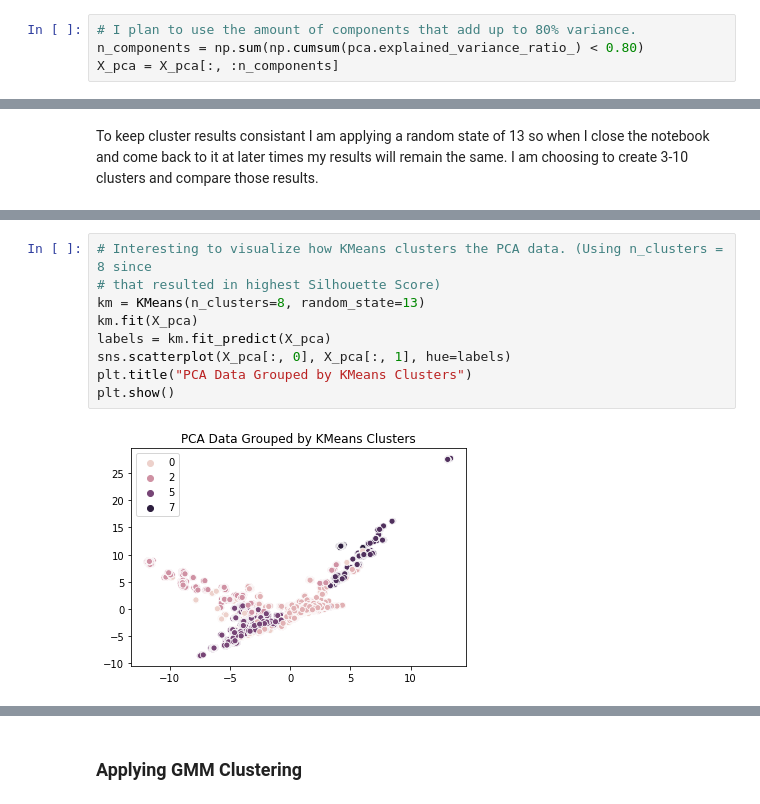
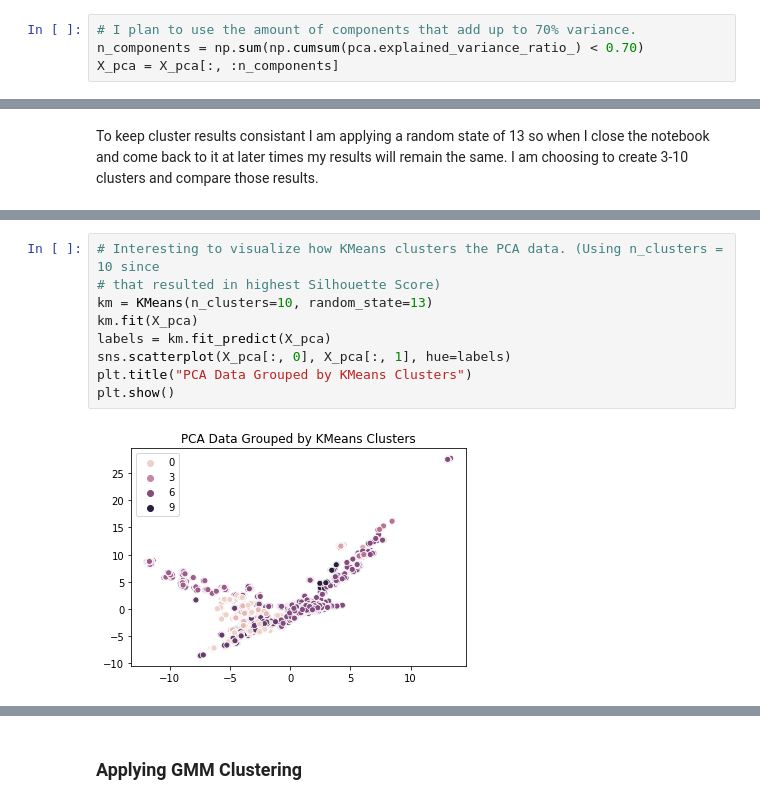
Before and after one commit to jhl126/Talking-Data-User-Demographics, a Jupyter notebook: Final Capstone Clustering.ipynb, the cells around one changed output, grey strips where cells are left out. Drawn from its saved outputs; the diff is of its cells as text.

```diff
--- a/Final Capstone Clustering.ipynb
+++ b/Final Capstone Clustering.ipynb
@@ -98,8 +98,8 @@ X_pca = pca.fit_transform(X_std)
 # %% [output]
 [interactive output not drawn]
 # %%
-# I plan to use the amount of components that add up to 80% variance.
-n_components = np.sum(np.cumsum(pca.explained_variance_ratio_) < 0.80)
+# I plan to use the amount of components that add up to 70% variance.
+n_components = np.sum(np.cumsum(pca.explained_variance_ratio_) < 0.70)
 X_pca = X_pca[:, :n_components]
 # %% [output]
 [interactive output not drawn]
@@ -143,15 +143,15 @@ The Silhouette Score for 10 clusters: 0.035122134589179906
 [interactive output not drawn]
 # %%
-# Interesting to visualize how KMeans clusters the PCA data. (Using n_clusters = 8 since
+# Interesting to visualize how KMeans clusters the PCA data. (Using n_clusters = 10 since
 # that resulted in highest Silhouette Score)
-km = KMeans(n_clusters=8, random_state=13)
+km = KMeans(n_clusters=10, random_state=13)
 km.fit(X_pca)
 labels = km.fit_predict(X_pca)
 sns.scatterplot(X_pca[:, 0], X_pca[:, 1], hue=labels)
 plt.title("PCA Data Grouped by KMeans Clusters")
 plt.show()
 # %% [output]
-[figure, old version]
+[figure, new version]
 [interactive output not drawn]
 # %% [markdown]
 ### Applying GMM Clustering
```
Also changed, not shown: parts of 10 cells of this notebook.
